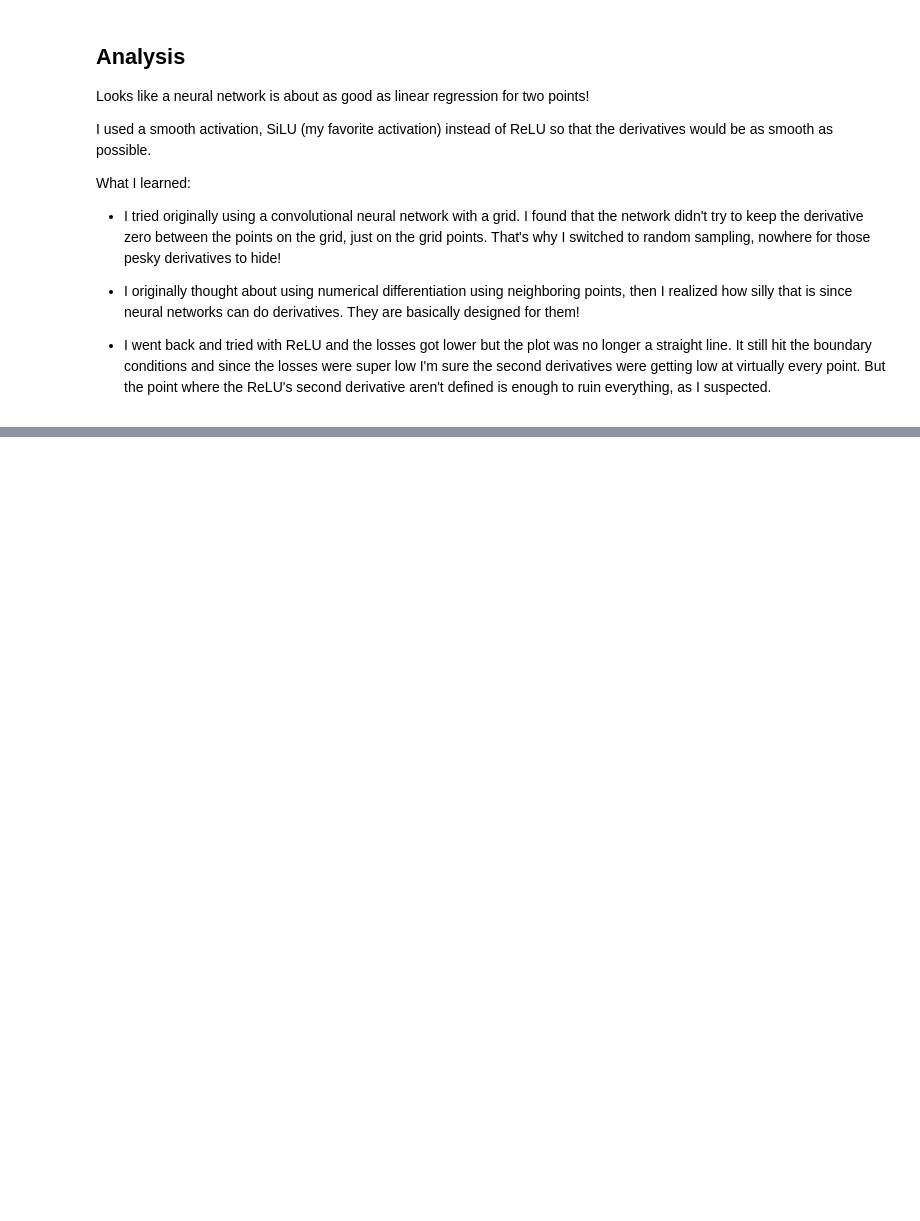
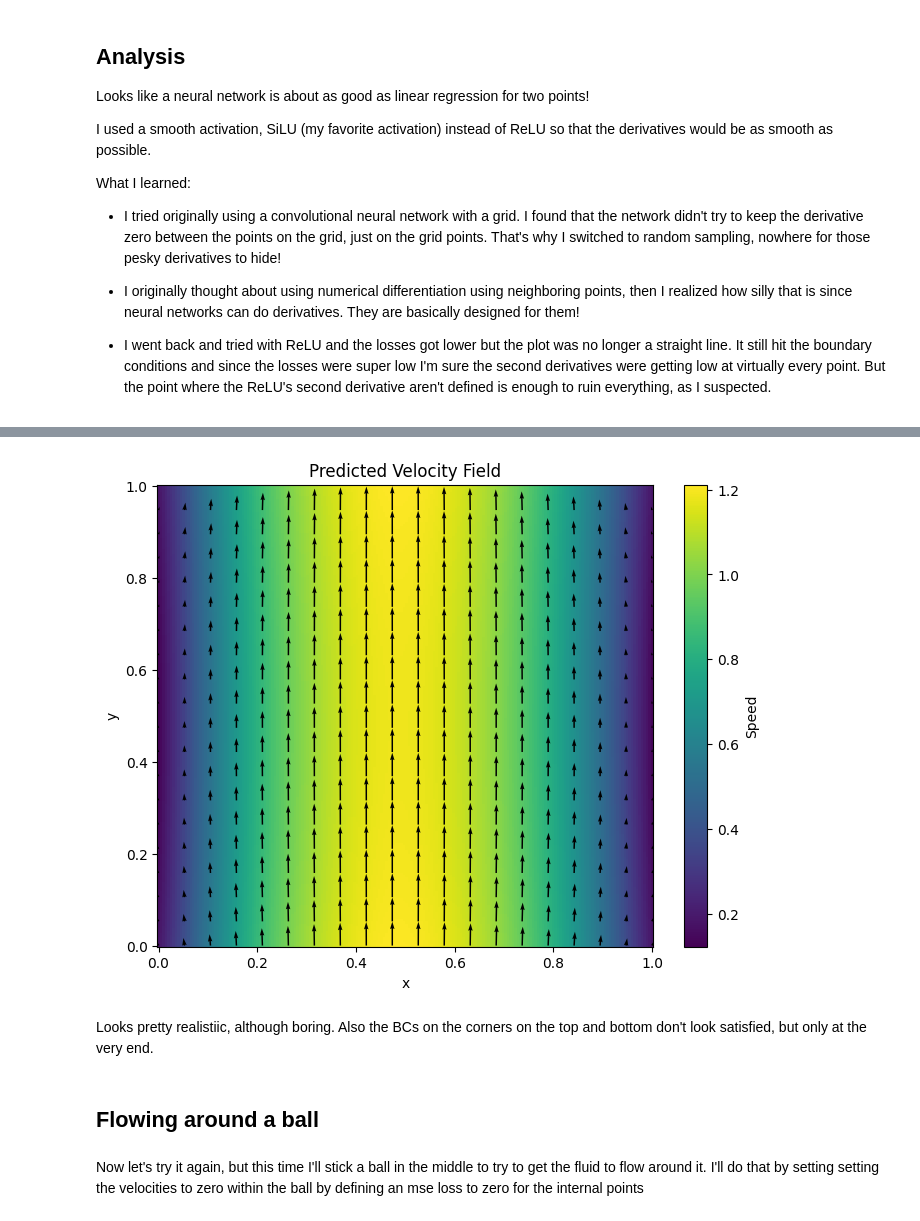
Before and after one commit to bhedelius/ml_experiments, a Jupyter notebook: pinns.ipynb, the cells around one changed output, grey strips where cells are left out. Drawn from its saved outputs; the diff is of its cells as text; code cells hidden in the pictures; blank space fills up the shorter version.

```diff
--- a/pinns.ipynb
+++ b/pinns.ipynb
@@ -258,0 +646,49 @@ What I learned
+# %%
+# Plot of predicted velocity field
+
+def to_numpy(tensor: torch.Tensor) -> np.ndarray:
+    """
+    Convert a PyTorch tensor to a NumPy array safely for plotting.
+    Works for tensors on GPU and/or requiring gradients.
+    """
+    return tensor.detach().cpu().numpy()
+
+plt.figure(figsize=(8, 6))
+
+# Color map of speed
+color_grid_size = 200
+x = torch.linspace(0, 1, color_grid_size)
+y = torch.linspace(0, 1, color_grid_size)
+X, Y = torch.meshgrid(x, y, indexing='ij')
+grid_points = torch.stack([X.flatten(), Y.flatten()], dim=-1).to(device)
+grid_points.requires_grad = True
+_steamfunction_pred, velocity_pred = network(grid_points)
+speed = torch.sqrt(torch.sum(velocity_pred**2, dim=1)).reshape(X.shape)
+plt.pcolormesh(to_numpy(X), to_numpy(Y), to_numpy(speed), shading='auto', cmap='viridis')
+plt.colorbar(label='Speed')
+
+# Quiver plot of velocity vectors
+quiver_grid_size = 20
+x = torch.linspace(0, 1, quiver_grid_size)
+y = torch.linspace(0, 1, quiver_grid_size)
+X, Y = torch.meshgrid(x, y, indexing='ij')
+grid_points = torch.stack([X.flatten(), Y.flatten()], dim=-1).to(device)
+grid_points.requires_grad = True
+_steamfunction_pred, velocity_pred = network(grid_points)
+arrow_scale = 2
+np_velocity_pred = to_numpy(arrow_scale * velocity_pred)
+u_pred, v_pred = np_velocity_pred[:, 0], np_velocity_pred[:, 1]
+plt.quiver(to_numpy(X), to_numpy(Y), u_pred, v_pred, color='black', scale=50)
+
+plt.xlabel("x")
+plt.ylabel("y")
+plt.title("Predicted Velocity Field")
+plt.show()
+# %% [output]
+[figure, added]
+# %% [markdown]
+Looks pretty realistiic, although boring. Also the BCs on the corners on the top and bottom don't look satisfied, but only at the very end.
+# %% [markdown]
+## Flowing around a ball
+# %% [markdown]
+Now let's try it again, but this time I'll stick a ball in the middle to try to get the fluid to flow around it. I'll do that by setting setting the velocities to zero within the ball by defining an mse loss to zero for the internal points
```
Also changed, not shown: parts of 29 cells of this notebook.
